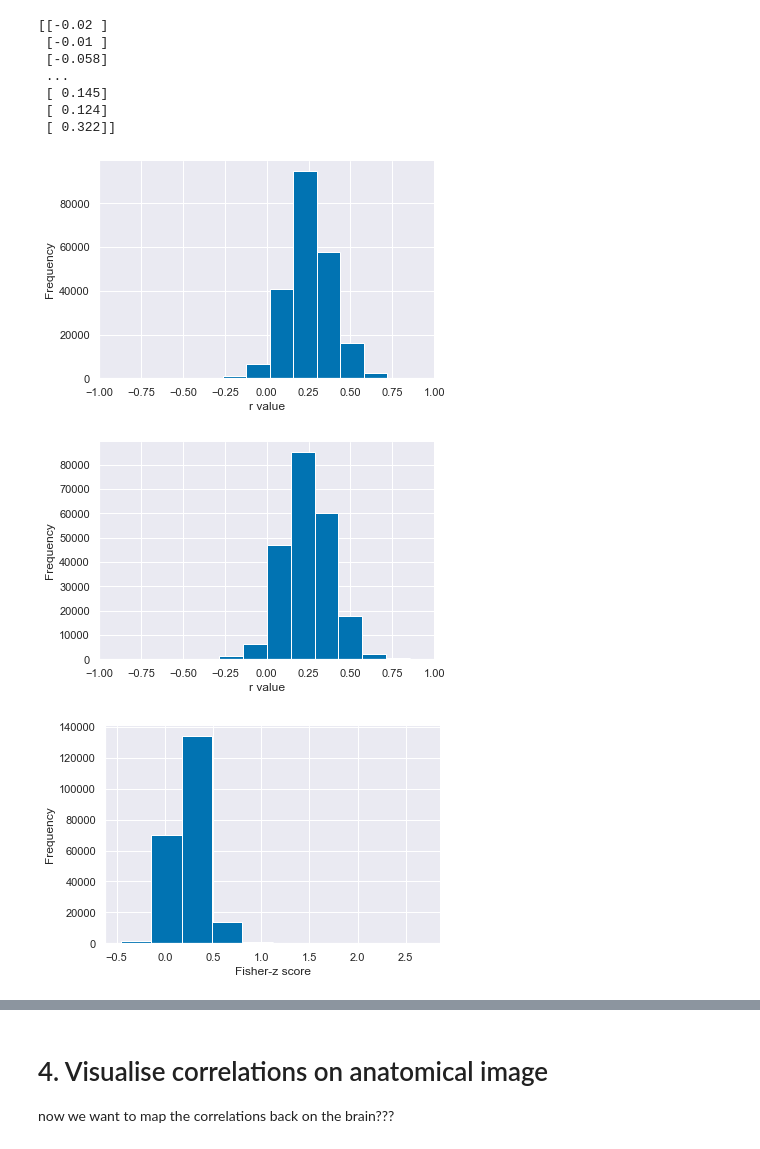
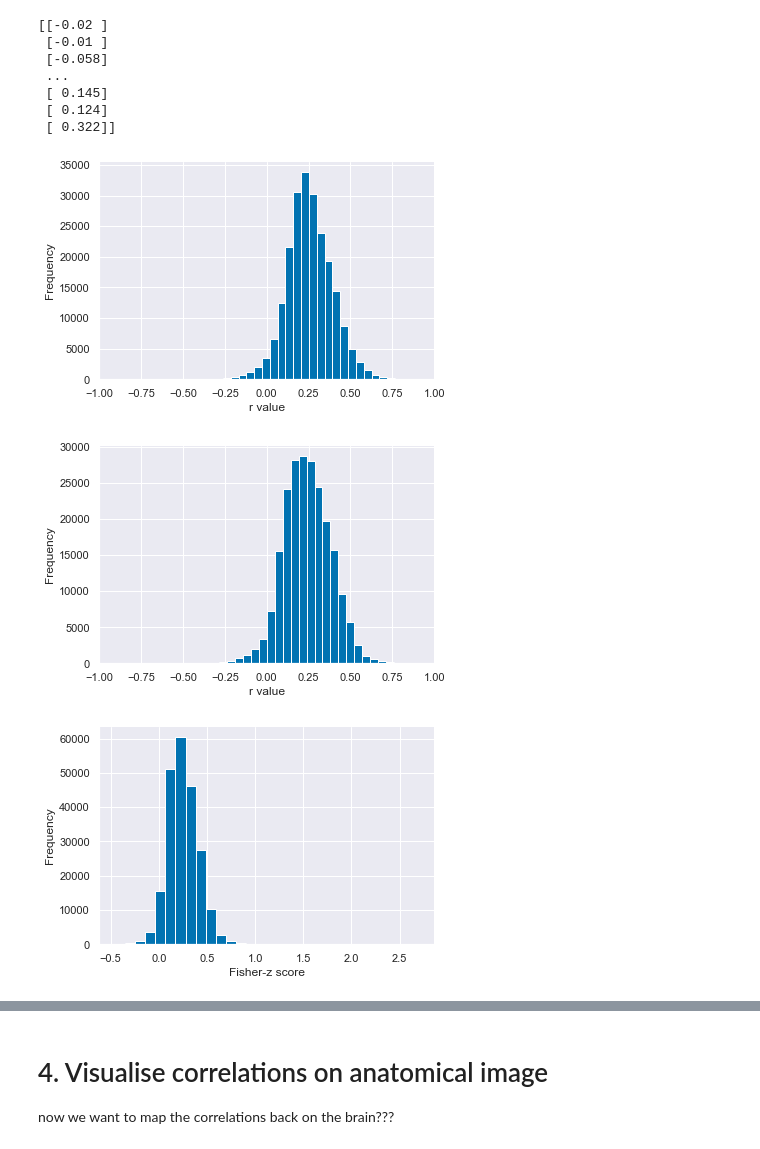
Before and after one commit to tomov/VGDL-fMRI-Python-Data-Analysis, a Jupyter notebook: Multivariate_analyses_Daphne/Functional_connectivity_within.ipynb, the cells around one changed output, grey strips where cells are left out. Cells and saved outputs as stored; diff of their text form; code cells hidden in the pictures.

```diff
--- a/Multivariate_analyses_Daphne/Functional_connectivity_within.ipynb
+++ b/Multivariate_analyses_Daphne/Functional_connectivity_within.ipynb
@@ -291,26 +344,26 @@ print(corr_roi)
  [ 0.124]
  [ 0.322]]
 # %%
-plt.hist(corr_roi)
+plt.hist(corr_roi, bins=30)
 plt.ylabel('Frequency');
 plt.xlabel('r value');
 plt.xlim([-1,1])
 sns.despine()
 # %% [output]
-[figure, old version]
+[figure, new version]
 # %%
-plt.hist(corr_control)
+plt.hist(corr_control, bins=30)
 plt.ylabel('Frequency');
 plt.xlabel('r value');
 plt.xlim([-1,1])
 sns.despine()
 # %% [output]
-[figure, old version]
+[figure, new version]
 # %%
-plt.hist(corr_fz_control)
+plt.hist(corr_fz_control, bins=30)
 plt.ylabel('Frequency');
 plt.xlabel('Fisher-z score');
 sns.despine()
 # %% [output]
-[figure, old version]
+[figure, new version]
 # %%
```
Also changed, not shown: parts of 39 cells of this notebook, 3 other files.
